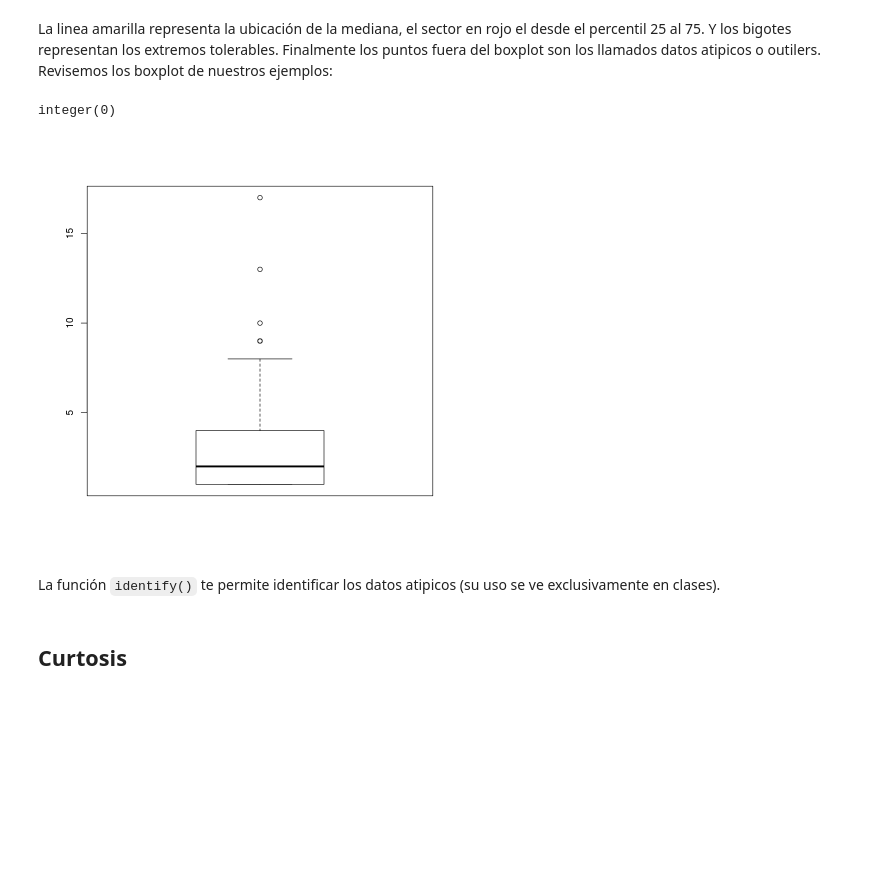
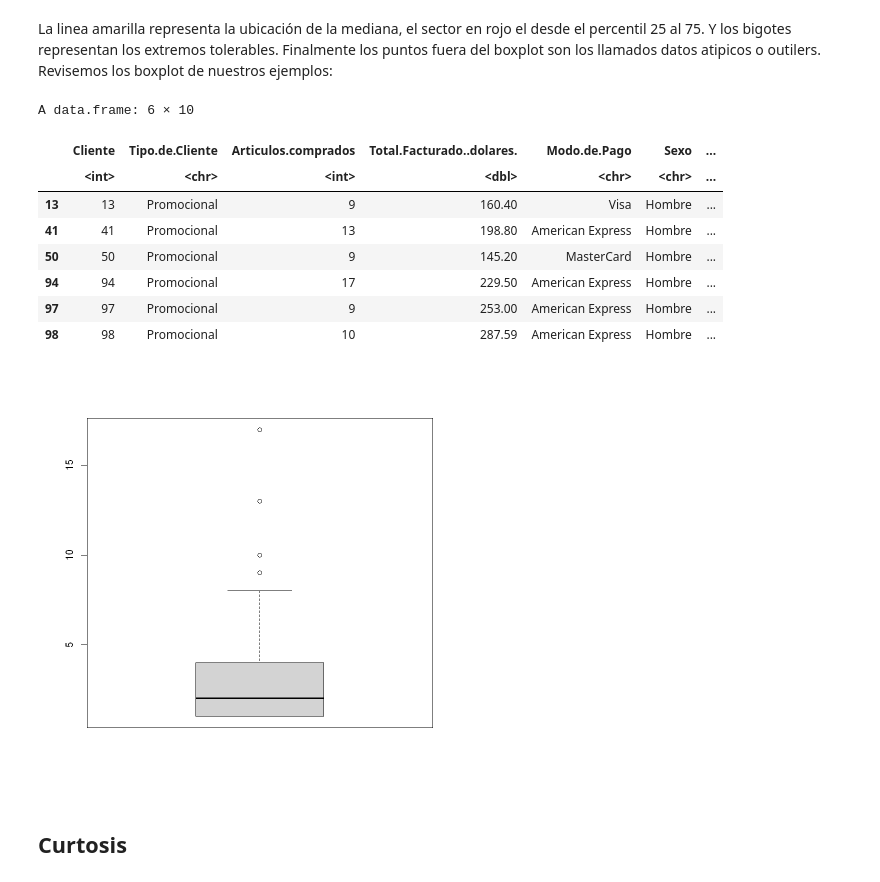
Before and after one commit to Fabimath/LEC-PYE, a Jupyter notebook: Clases/Clase_03.ipynb, the cells around one changed output. Cells and saved outputs as stored; diff of their text form; code cells hidden in the pictures; blank space fills up the shorter version.

```diff
--- a/Clases/Clase_03.ipynb
+++ b/Clases/Clase_03.ipynb
@@ -21,6 +21,3 @@ data = read.csv(text = x)
 # %% [output]
 Warning message in readLines(x):
 "incomplete final line found on 'https://raw.githubusercontent.com/Fabimath/LEC-PYE/master/Clases/DB%20-%20TARJETAS.csv'"
-# %%
-data = read.csv('DB - TARJETAS.csv')
-head(data)
@@ -186,14 +185,22 @@ Un box plot es un gráfico inter cuartil que permite determinar como se acumulan
 <img src="https://miro.medium.com/max/18000/1*2c21SkzJMf3frPXPAR_gZA.png" width="400" alt="utfsm-logo" align="center"/>
 # %% [markdown]
 La linea amarilla representa la ubicación de la mediana, el sector en rojo el desde el percentil 25 al 75. Y los bigotes representan los extremos tolerables. Finalmente los puntos fuera del boxplot son los llamados datos atipicos o outilers. Revisemos los boxplot de nuestros ejemplos:
-# %%
-boxplot(data$Articulos.comprados)
-identify(data$Articulos.comprados)
-# %% [output]
-integer(0)
-[figure, removed]
-# %% [markdown]
-La función `identify()` te permite identificar los datos atipicos (su uso se ve exclusivamente en clases).
+# %%
+boxplot(data$Articulos.comprados)
+IQR = quantile(data$Articulos.comprados,0.75) - quantile(data$Articulos.comprados,0.25)
+max = quantile(data$Articulos.comprados,0.75) + 1.5*IQR
+subset(data,Articulos.comprados > max)
+# %% [output]
+A data.frame: 6 × 10
+|  | Cliente | Tipo.de.Cliente | Articulos.comprados | Total.Facturado..dolares. | Modo.de.Pago | Sexo | ... |
+|  | <int> | <chr> | <int> | <dbl> | <chr> | <chr> | ... |
+| 13 | 13 | Promocional | 9 | 160.40 | Visa | Hombre | ... |
+| 41 | 41 | Promocional | 13 | 198.80 | American Express | Hombre | ... |
+| 50 | 50 | Promocional | 9 | 145.20 | MasterCard | Hombre | ... |
+| 94 | 94 | Promocional | 17 | 229.50 | American Express | Hombre | ... |
+| 97 | 97 | Promocional | 9 | 253.00 | American Express | Hombre | ... |
+| 98 | 98 | Promocional | 10 | 287.59 | American Express | Hombre | ... |
+[figure, added]
 # %% [markdown]
 ## Curtosis
 # %% [markdown]
```
Also changed, not shown: parts of 5 cells of this notebook, 1 other file.
